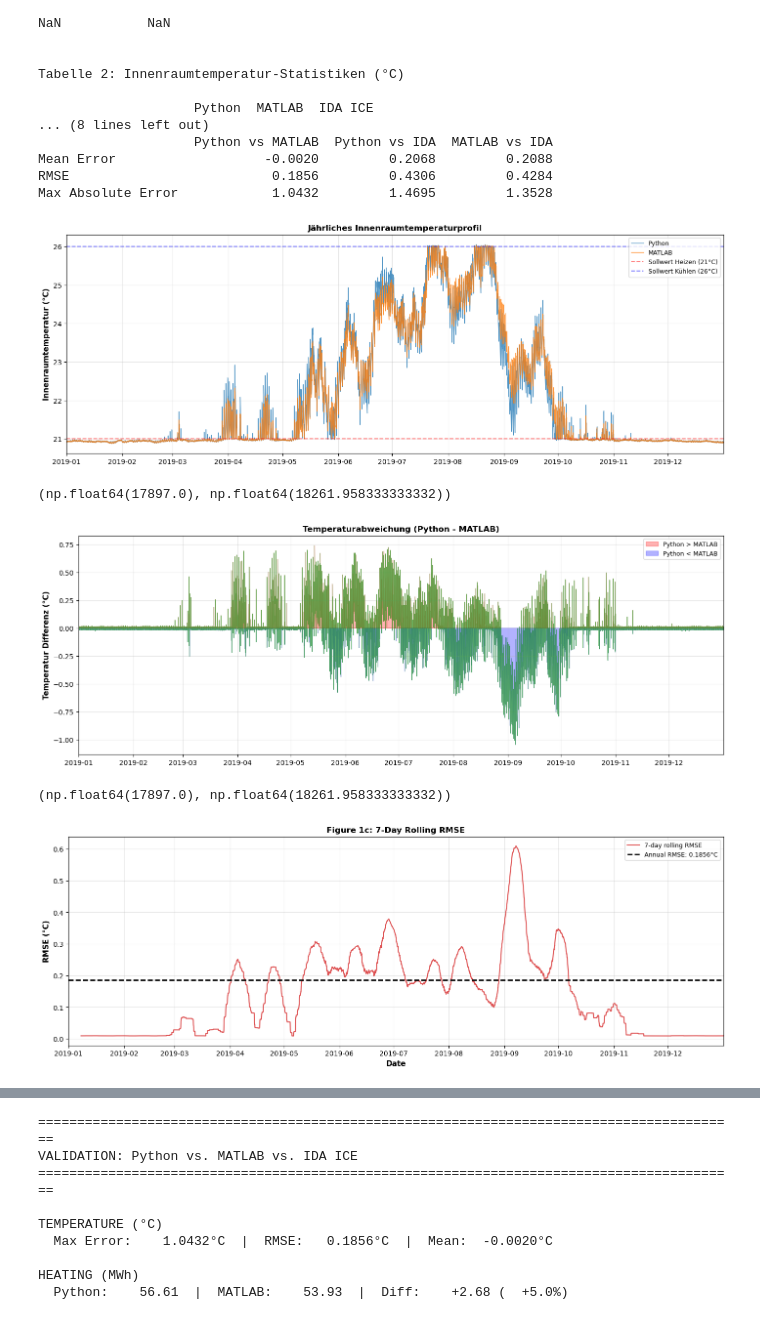
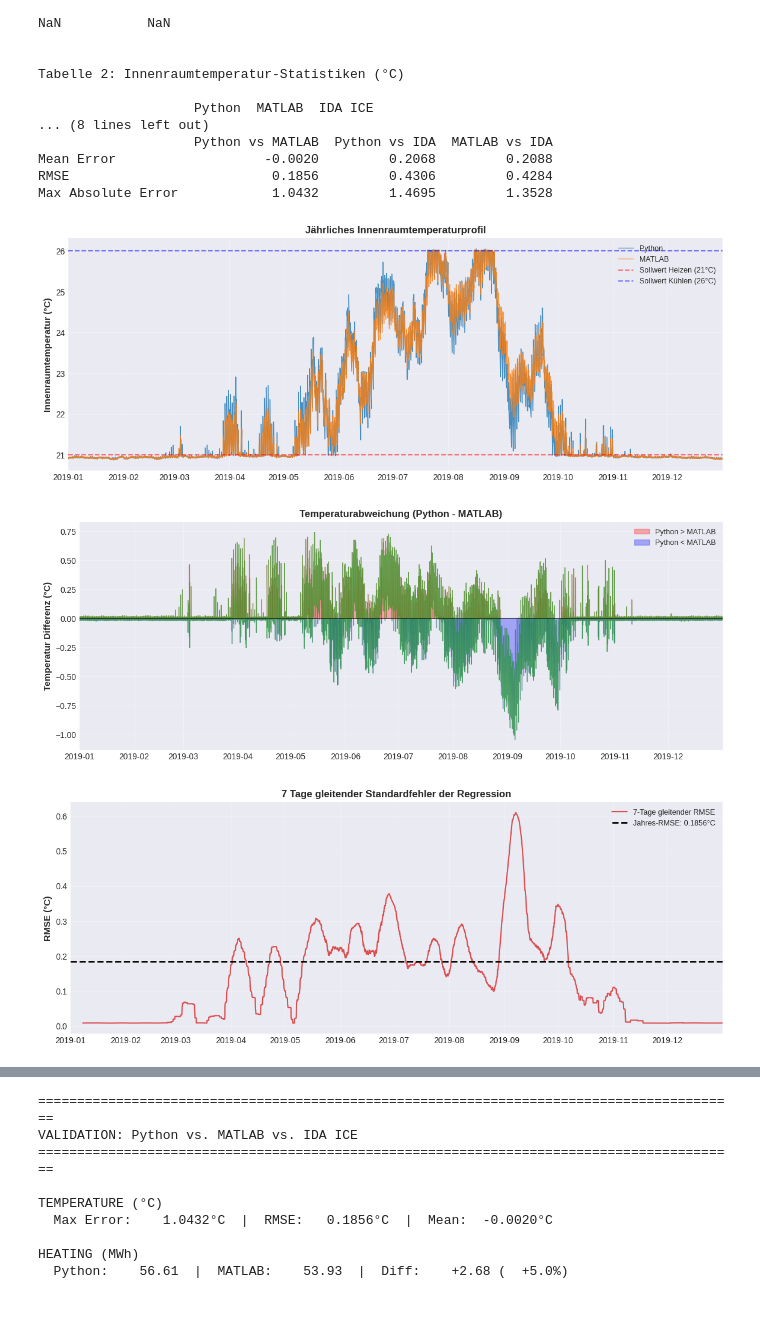
Before and after one commit to glDemonti/rc-model-building-simulation, a Jupyter notebook: notebooks/validation_rc_model.ipynb, the cells around one changed output, grey strips where cells are left out. Drawn from its saved outputs; the diff is of its cells as text; code cells hidden in the pictures.

Commit message:
Add Figure in Jupiter notebook

```diff
--- a/notebooks/validation_rc_model.ipynb
+++ b/notebooks/validation_rc_model.ipynb
@@ -10,6 +10,12 @@ import matplotlib.dates as mdates
 from scipy.io import loadmat
 from pathlib import Path
 
+# Configure plotting
+plt.style.use('seaborn-v0_8-darkgrid')
+plt.rcParams['figure.figsize'] = (14, 7)
+plt.rcParams['font.size'] = 10
+plt.rcParams['lines.linewidth'] = 1.5
+
 PROJECT_ROOT = os.path.abspath(os.path.join(os.getcwd(), ".."))
 if PROJECT_ROOT not in sys.path:
     sys.path.insert(0, PROJECT_ROOT)
@@ -148,23 +154,23 @@ Max Absolute Error            1.0432         1.4695         1.3528
 # %%
 idx = df_res_py.index
 # Plot: Temperature over full year
-fig, axes = plt.subplots(nrows=1, ncols=1, figsize=(14, 5), constrained_layout=True)
+fig, axes = plt.subplots(nrows=1, ncols=1, figsize=(14, 5))
 ax = axes
 ax.plot(idx, temp_py, label='Python', color='#1f77b4', linewidth=1, alpha=0.8)
 ax.plot(idx, temp_ml, label='MATLAB', color='#ff7f0e', linewidth=1, alpha=0.8)
 ax.axhline(21, color='red', linestyle='--', alpha=0.5, label='Sollwert Heizen (21°C)')
 ax.axhline(26, color='blue', linestyle='--', alpha=0.5, label='Sollwert Kühlen (26°C)')
 ax.set_ylabel('Innenraumtemperatur (°C)', fontsize=11, fontweight='bold')
 ax.set_title('Jährliches Innenraumtemperaturprofil', fontsize=12, fontweight='bold')
 ax.legend(loc='upper right', fontsize=9)
 ax.grid(True, alpha=0.3)
 ax.set_xlim(idx[0], idx[-1])
 
-plt.show()
+plt.savefig(Path(PROJECT_ROOT) / 'notebooks' / 'figures' /'temperature_profile.png', dpi=300, bbox_inches='tight')
 # %% [output]
-[figure, old version]
+[figure, new version]
 # %%
-fig, axes = plt.subplots(nrows=1, ncols=1, figsize=(14, 5), constrained_layout=True)
+fig, axes = plt.subplots(nrows=1, ncols=1, figsize=(14, 5))
 ax = axes
 ax.plot(idx, temp_diff_ml, color='#2ca02c', linewidth=0.8, alpha=0.7)
 ax.axhline(0, color='black', linestyle='-', linewidth=0.5)
@@ -175,22 +181,23 @@ ax.set_title('Temperaturabweichung (Python - MATLAB)', fontsize=12, fontweight='
 ax.legend(loc='upper right', fontsize=9)
 ax.grid(True, alpha=0.3)
 ax.set_xlim(idx[0], idx[-1])
+
+plt.savefig(Path(PROJECT_ROOT) / 'notebooks' / 'figures' /'temperature_difference.png', dpi=300, bbox_inches='tight')
 # %% [output]
-(np.float64(17897.0), np.float64(18261.958333333332))
-[figure, old version]
+[figure, new version]
 # %%
 # Plot: temperature difference
-fig, axes = plt.subplots(nrows=1, ncols=1, figsize=(14, 5), constrained_layout=True)
+fig, axes = plt.subplots(nrows=1, ncols=1, figsize=(14, 5))
 ax = axes
 rolling_rmse = pd.Series(temp_diff_ml, index=idx).rolling(window=168).apply(lambda x: np.sqrt(np.mean(x**2)))
-ax.plot(idx, rolling_rmse, color='#d62728', linewidth=1.5, alpha=0.8, label='7-day rolling RMSE')
-ax.axhline(np.sqrt(np.mean(temp_diff_ml**2)), color='black', linestyle='--', linewidth=2, label=f'Annual RMSE: {np.sqrt(np.mean(temp_diff_ml**2)):.4f}°C')
+ax.plot(idx, rolling_rmse, color='#d62728', linewidth=1.5, alpha=0.8, label='7-Tage gleitender RMSE')
+ax.axhline(np.sqrt(np.mean(temp_diff_ml**2)), color='black', linestyle='--', linewidth=2, label=f'Jahres-RMSE: {np.sqrt(np.mean(temp_diff_ml**2)):.4f}°C')
 ax.set_ylabel('RMSE (°C)', fontsize=11, fontweight='bold')
-ax.set_xlabel('Date', fontsize=11, fontweight='bold')
-ax.set_title('Figure 1c: 7-Day Rolling RMSE', fontsize=12, fontweight='bold')
+ax.set_title('7 Tage gleitender Standardfehler der Regression', fontsize=12, fontweight='bold')
 ax.legend(loc='upper right', fontsize=9)
 ax.grid(True, alpha=0.3)
 ax.set_xlim(idx[0], idx[-1])
+
+plt.savefig(Path(PROJECT_ROOT) / 'notebooks' / 'figures' /'temperature_rmse.png', dpi=300, bbox_inches='tight')
 # %% [output]
-(np.float64(17897.0), np.float64(18261.958333333332))
-[figure, old version]
+[figure, new version]
```
Also changed, not shown: parts of 7 cells of this notebook, 4 other files.
